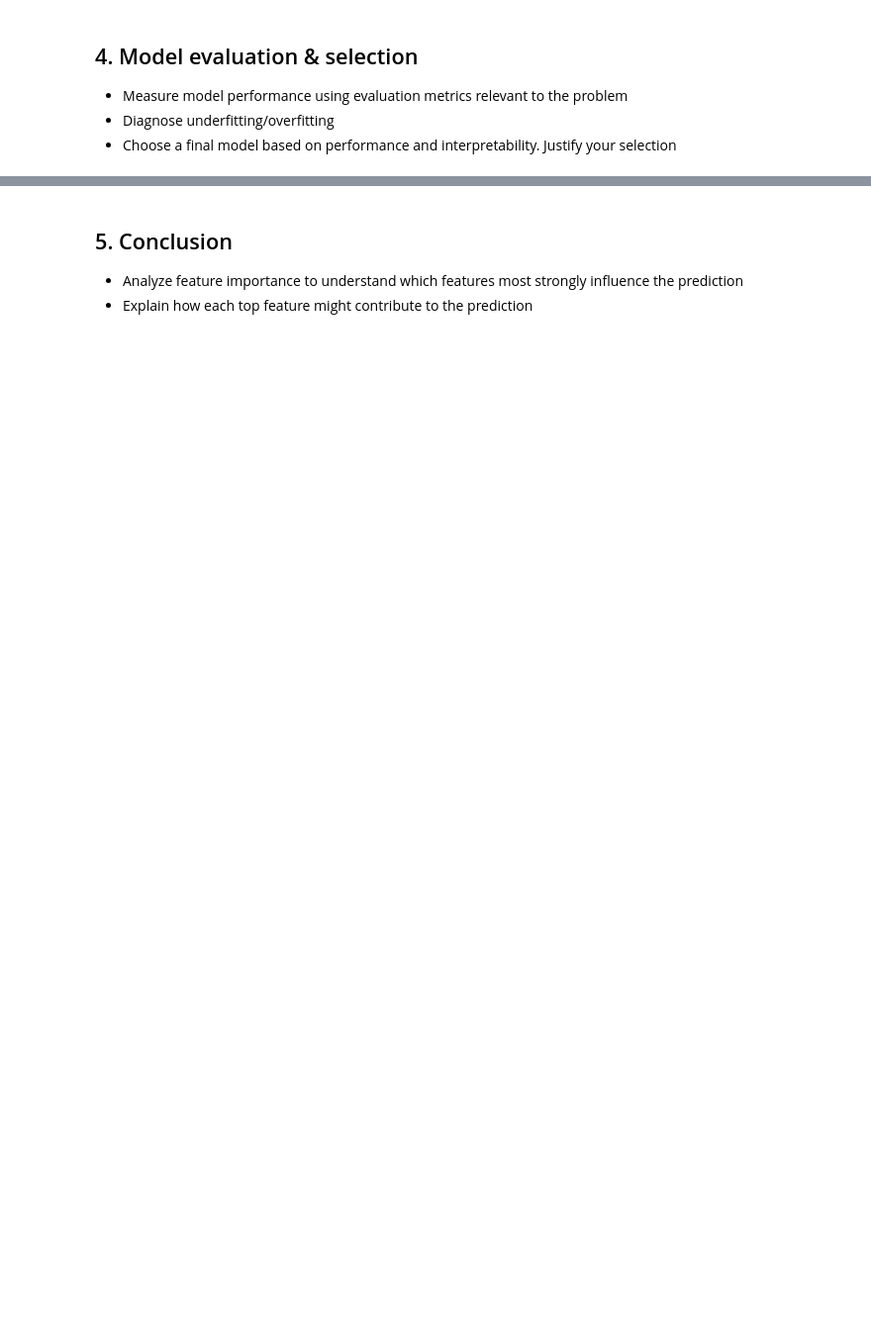
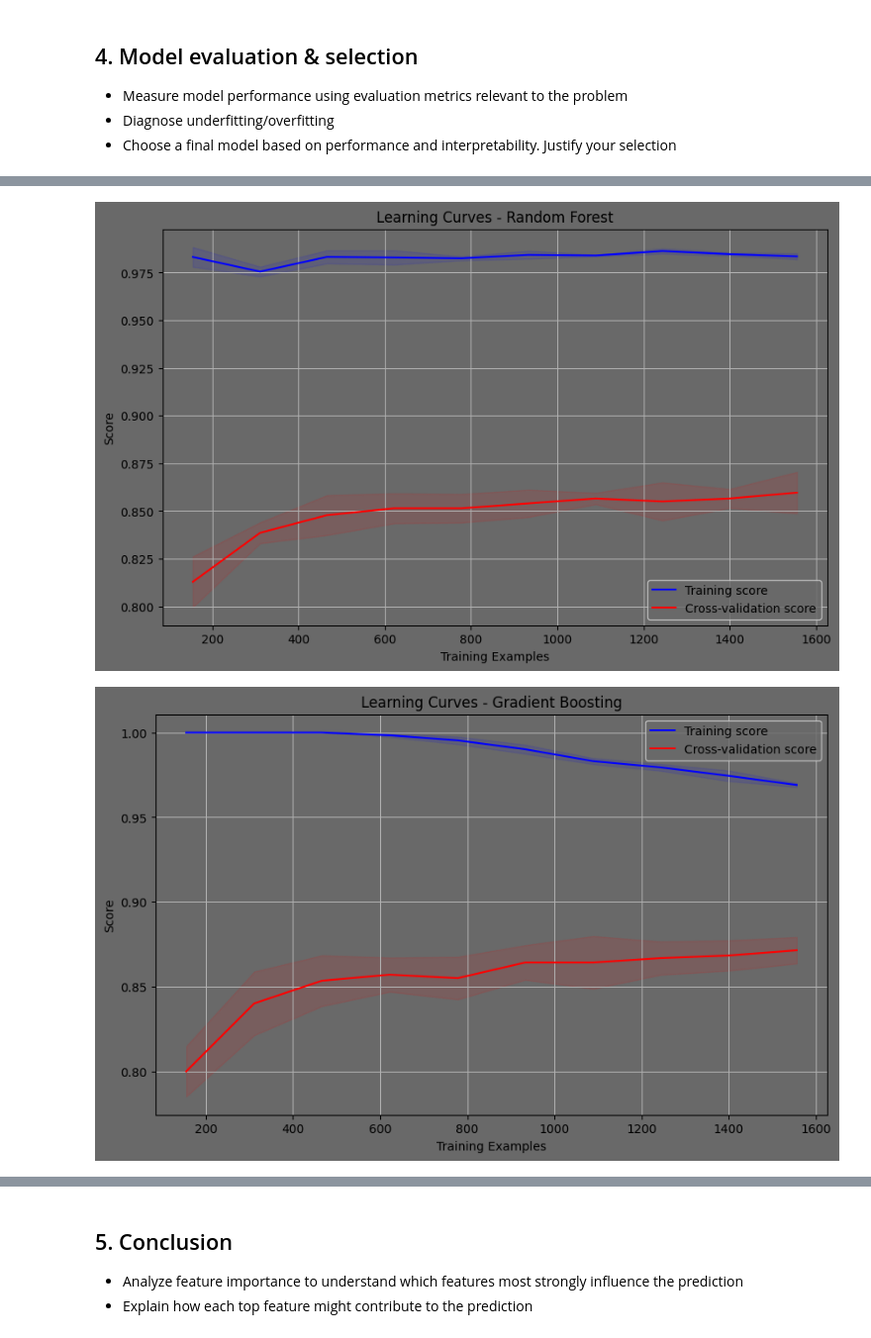
Before and after one commit to TheMatteoD/DATA400-final-project, a Jupyter notebook: final_project.ipynb, the cells around one changed output, grey strips where cells are left out. Shown at 99% size. Cells and saved outputs as stored; diff of their text form; code cells hidden in the pictures; blank space fills up the shorter version.

```diff
--- a/final_project.ipynb
+++ b/final_project.ipynb
@@ -670,0 +782,4 @@ Name: target, dtype: float64
+# %%
+columns_to_drop = missing_percentages[missing_percentages > 50].index
+X = X.drop(columns=columns_to_drop)
+print(f"\nDropped {len(columns_to_drop)} columns with >50% missing values")
@@ -670,0 +835,6 @@ Name: target, dtype: float64
+# %%
+scaler = StandardScaler()
+X[numerical_columns] = scaler.fit_transform(X[numerical_columns])
+
+print("\nFeature engineering complete!")
+print(f"Final dataset shape: {X.shape}")
@@ -681,3 +992,13 @@ Name: target, dtype: float64
 - Measure model performance using evaluation metrics relevant to the problem
 - Diagnose underfitting/overfitting
 - Choose a final model based on performance and interpretability. Justify your selection
+# %%
+for name, result in results.items():
+    print(f"\n{name} Results:")
+    print("Best Parameters:", result['best_params'])
+    print("Cross-validation Score:", result['best_score'])
+
+    y_pred = result['best_model'].predict(X_test_selected)
+
+    print("\nClassification Report:")
+    print(classification_report(y_test, y_pred))
@@ -683,0 +1023,33 @@ Name: target, dtype: float64
+# %%
+def plot_learning_curves(model, X, y, title):
+    train_sizes, train_scores, val_scores = learning_curve(
+        model, X, y,
+        train_sizes=np.linspace(0.1, 1.0, 10),
+        cv=5,
+        n_jobs=-1,
+        scoring='accuracy'
+    )
+
+    train_mean = np.mean(train_scores, axis=1)
+    train_std = np.std(train_scores, axis=1)
+    val_mean = np.mean(val_scores, axis=1)
+    val_std = np.std(val_scores, axis=1)
+
+    plt.figure(figsize=(10, 6))
+    plt.plot(train_sizes, train_mean, label='Training score', color='blue')
+    plt.fill_between(train_sizes, train_mean - train_std, train_mean + train_std, alpha=0.1, color='blue')
+    plt.plot(train_sizes, val_mean, label='Cross-validation score', color='red')
+    plt.fill_between(train_sizes, val_mean - val_std, val_mean + val_std, alpha=0.1, color='red')
+
+    plt.title(f'Learning Curves - {title}')
+    plt.xlabel('Training Examples')
+    plt.ylabel('Score')
+    plt.legend(loc='best')
+    plt.grid(True)
+    plt.show()
+
+for name, result in results.items():
+    plot_learning_curves(result['best_model'], X_train_selected, y_train, name)
+# %% [output]
+[figure, added]
+[figure, added]
```
Also changed, not shown: parts of 33 cells of this notebook.
